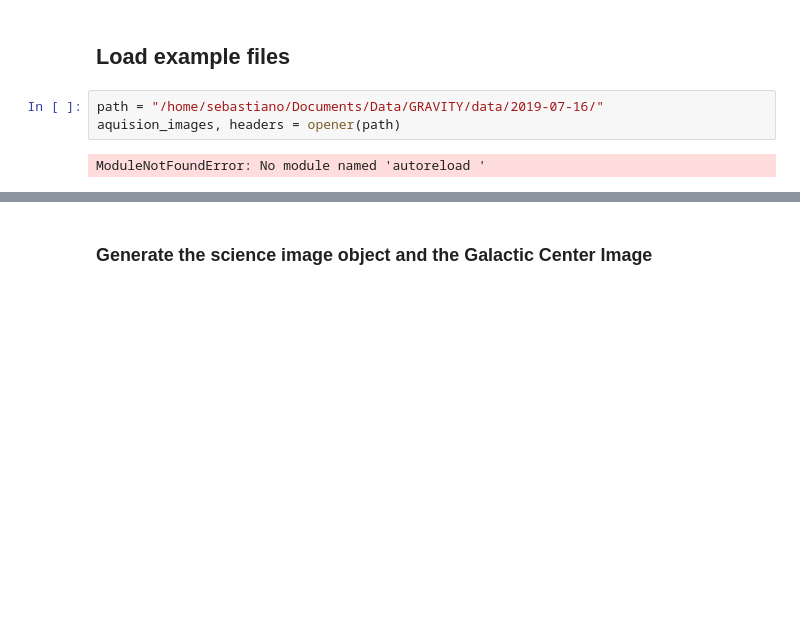
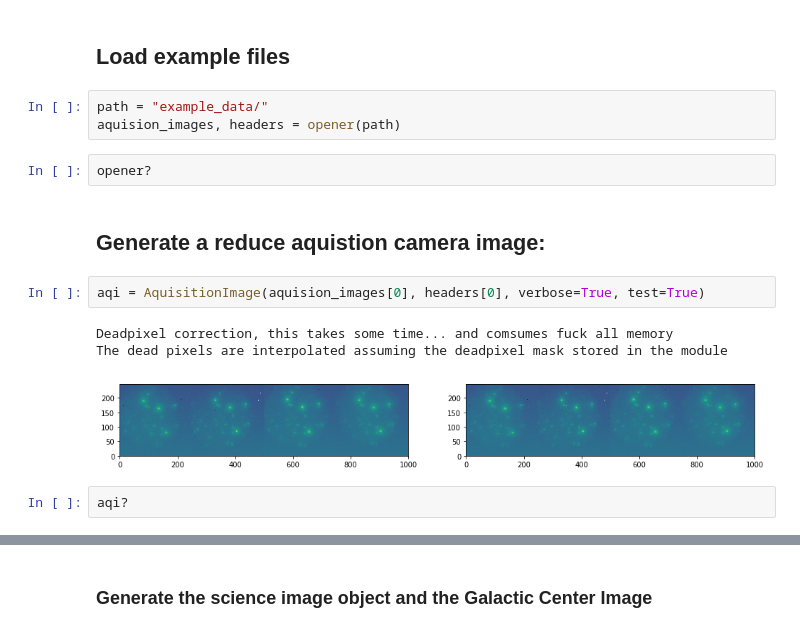
Before and after one commit to Sebastiano-von-Fellenberg/AquisitionCamera, a Jupyter notebook: Aquistion Cam.ipynb, the cells around one changed output, grey strips where cells are left out. Saved outputs shown, nothing was run; the diff lists cells and outputs as text; blank space fills up the shorter version.

Commit message:
added working minimal example in juptyer notebook

```diff
--- a/Aquistion Cam.ipynb
+++ b/Aquistion Cam.ipynb
@@ -19,7 +12,17 @@ You should consider upgrading via the 'pip install --upgrade pip' command.
 # %% [markdown]
 ## Load example files
 # %%
-path = "/home/sebastiano/Documents/Data/GRAVITY/data/2019-07-16/"
+path = "example_data/"
 aquision_images, headers = opener(path)
-# %% [output]
-ModuleNotFoundError: No module named 'autoreload '
+# %%
+opener?
+# %% [markdown]
+## Generate a reduce aquistion camera image:
+# %%
+aqi = AquisitionImage(aquision_images[0], headers[0], verbose=True, test=True)
+# %% [output]
+Deadpixel correction, this takes some time... and comsumes fuck all memory
+The dead pixels are interpolated assuming the deadpixel mask stored in the module
+[figure, added]
+# %%
+aqi?
```
Also changed, not shown: parts of 13 cells of this notebook, 4 other files.
